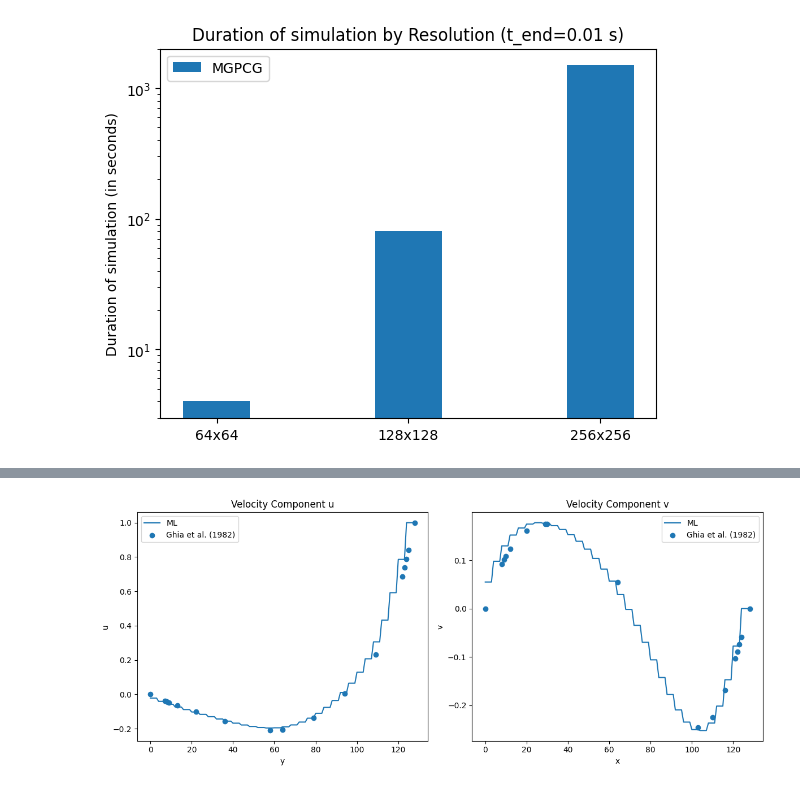
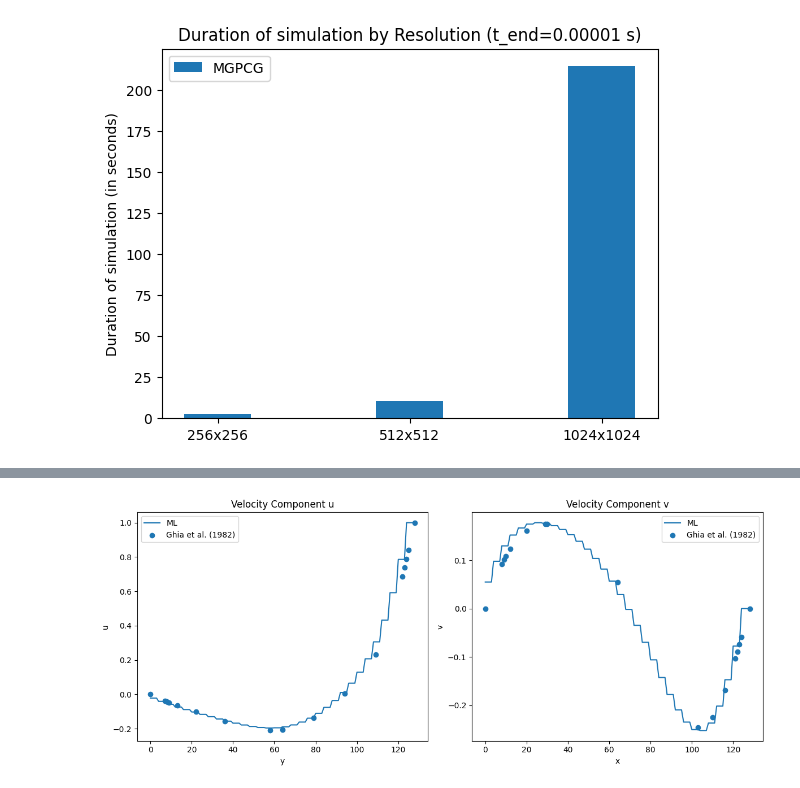
Before and after one commit to glaand/bachelor-thesis, a Jupyter notebook: simple_benchmark.ipynb, the cells around one changed output, grey strips where cells are left out. Drawn from its saved outputs; the diff is of its cells as text; code cells hidden in the pictures.

```diff
--- a/simple_benchmark.ipynb
+++ b/simple_benchmark.ipynb
@@ -57,7 +5,7 @@ plt.show()
 # %%
 # Load data
-resolutions = ['64x64', '128x128', '256x256', '512x512', '1024x1024']
-single_resolutions = ['64', '128', '256', '512', '1024']
+resolutions = ['256x256', '512x512', '1024x1024']
+single_resolutions = ['256', '512', '1024']
 mgpcg_data = []
 cg_data = []
 
@@ -72,7 +20,7 @@ mgpcg_std = [np.std(data, axis=0) for data in mgpcg_data]
 cg_std = [np.std(data, axis=0) for data in cg_data]
 
 # Plotting
-labels = ['64x64', '128x128', '256x256', '512x512', '1024x1024']
+labels = ['256x256', '512x512', '1024x1024']
 x = np.arange(len(labels))  # the label locations
 width = 0.35  # the width of the bars
 
@@ -94,32 +52,38 @@ plt.show()
 # %%
 # Load data
-resolutions = ['64x64', '128x128', '256x256']
-single_resolutions = ['64', '128', '256']
+resolutions = ['256x256', '512x512', '1024x1024']
+time = {
+    '256': 2.837,
+    '512': 10.323,
+    '1024': 214.252
+}
+single_resolutions = ['256', '512', '1024']
 mgpcg_data = []
 
 for res in single_resolutions:
-    mgpcg_data.append(np.loadtxt(f"experiments/2d/mgpcg/{res}/residuals_over_time.dat"))
+    mgpcg_data.append(
+        time[res]
+    )
 
 # Get the last item of each array
-mgpcg_duration = [len(data) for data in mgpcg_data]
+mgpcg_duration = [data for data in mgpcg_data]
 
 # Plotting
-labels = ['64x64', '128x128', '256x256']
+labels = ['256x256', '512x512', '1024x1024']
 x = np.arange(len(labels))  # the label locations
 width = 0.35  # the width of the bars
 
 fig, ax = plt.subplots()
 rects1 = ax.bar(x, mgpcg_duration, width, label='MGPCG')
 
 # Add some text for labels, title and custom x-axis tick labels, etc.
 ax.set_ylabel('Duration of simulation (in seconds)')
-ax.set_yscale("log")
-ax.set_title('Duration of simulation by Resolution (t_end=0.01 s)')
+ax.set_title('Duration of simulation by Resolution (t_end=0.00001 s)')
 ax.set_xticks(x)
 ax.set_xticklabels(labels)
 # dont lay legend over bars
 ax.legend(loc='upper left')
 plt.savefig("duration_of_simulation.pdf", format="pdf")
 plt.show()
 # %% [output]
-[figure, old version]
+[figure, new version]
```
Also changed, not shown: parts of 8 cells of this notebook, 8 other files.
